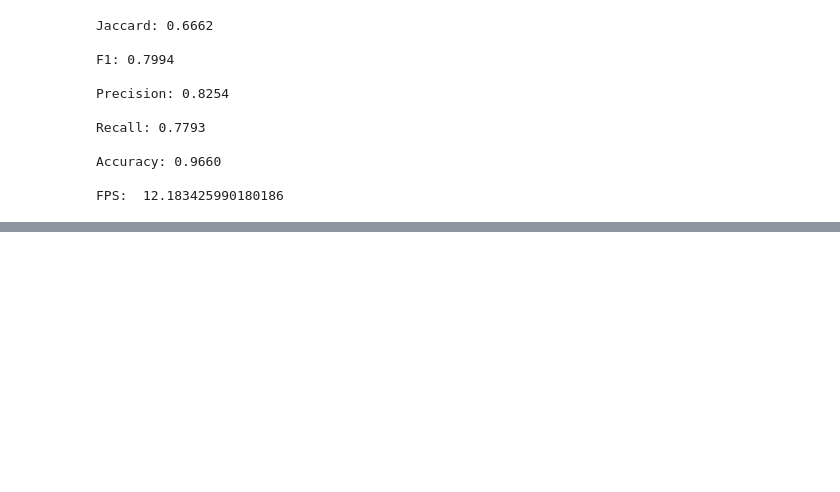
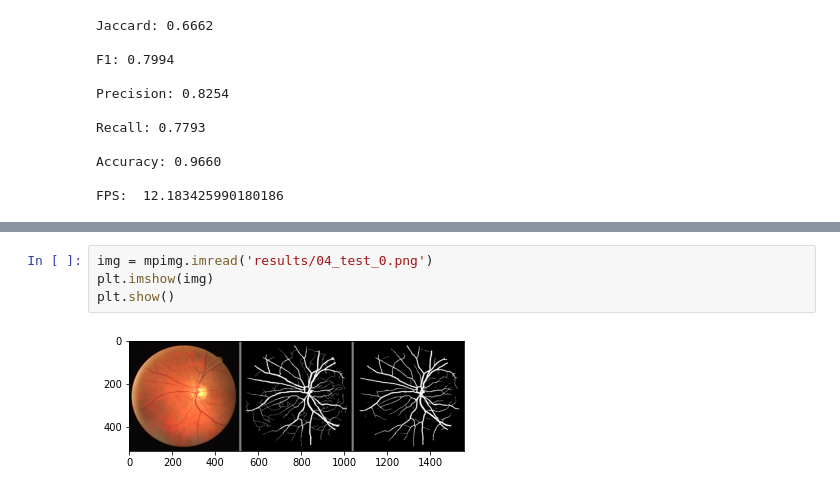
Before and after one commit to ddixonAI/SLU_Capstone, a Jupyter notebook: unet_experiments.ipynb, the cells around one changed output, grey strips where cells are left out. Saved outputs shown, nothing was run; the diff lists cells and outputs as text; blank space fills up the shorter version.

```diff
--- a/unet_experiments.ipynb
+++ b/unet_experiments.ipynb
@@ -76,0 +90,6 @@ FPS:  12.183425990180186
+# %%
+img = mpimg.imread('results/04_test_0.png')
+plt.imshow(img)
+plt.show()
+# %% [output]
+[figure, added]
```
Also changed, not shown: parts of 4 cells of this notebook, 2 other files.
